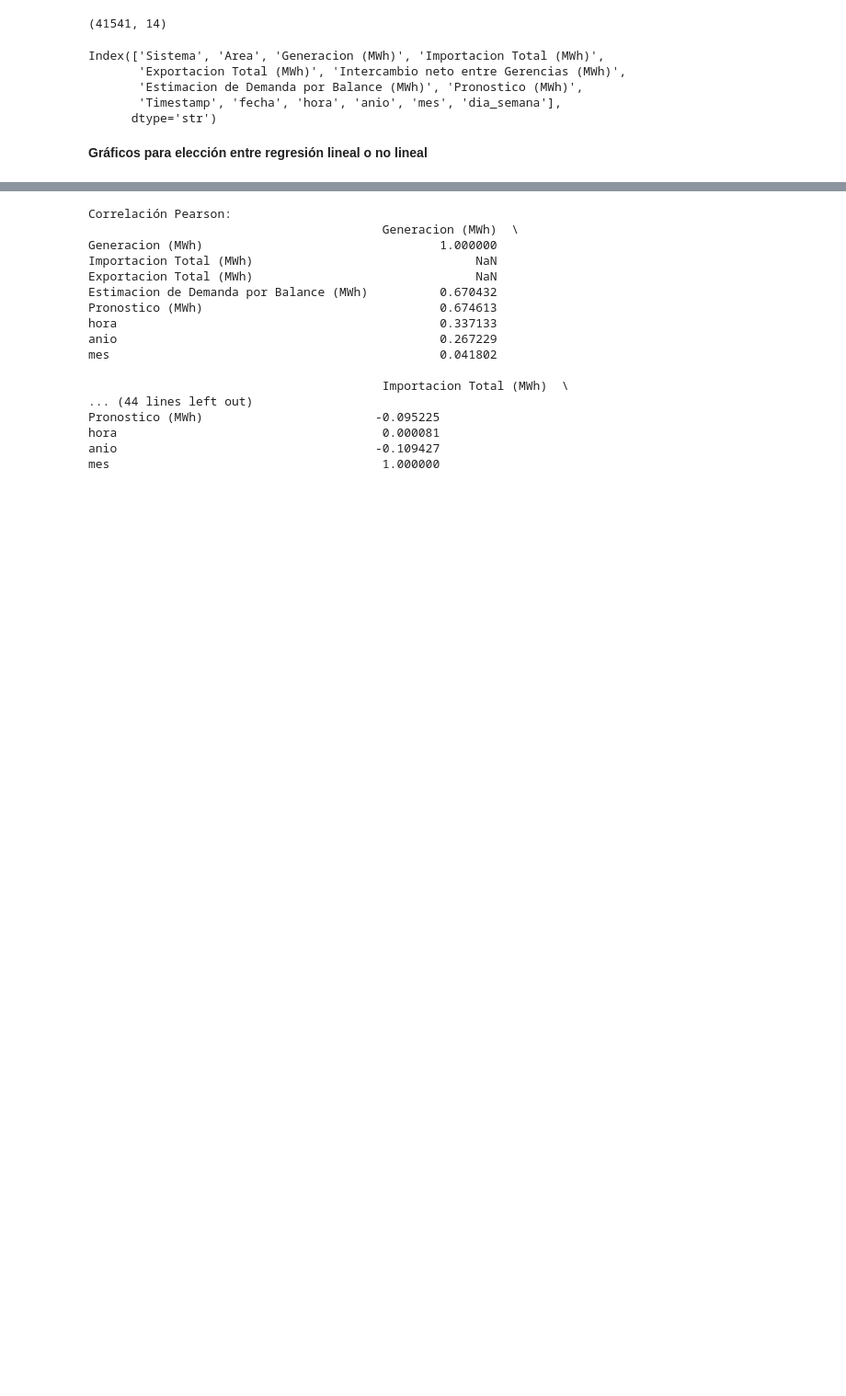
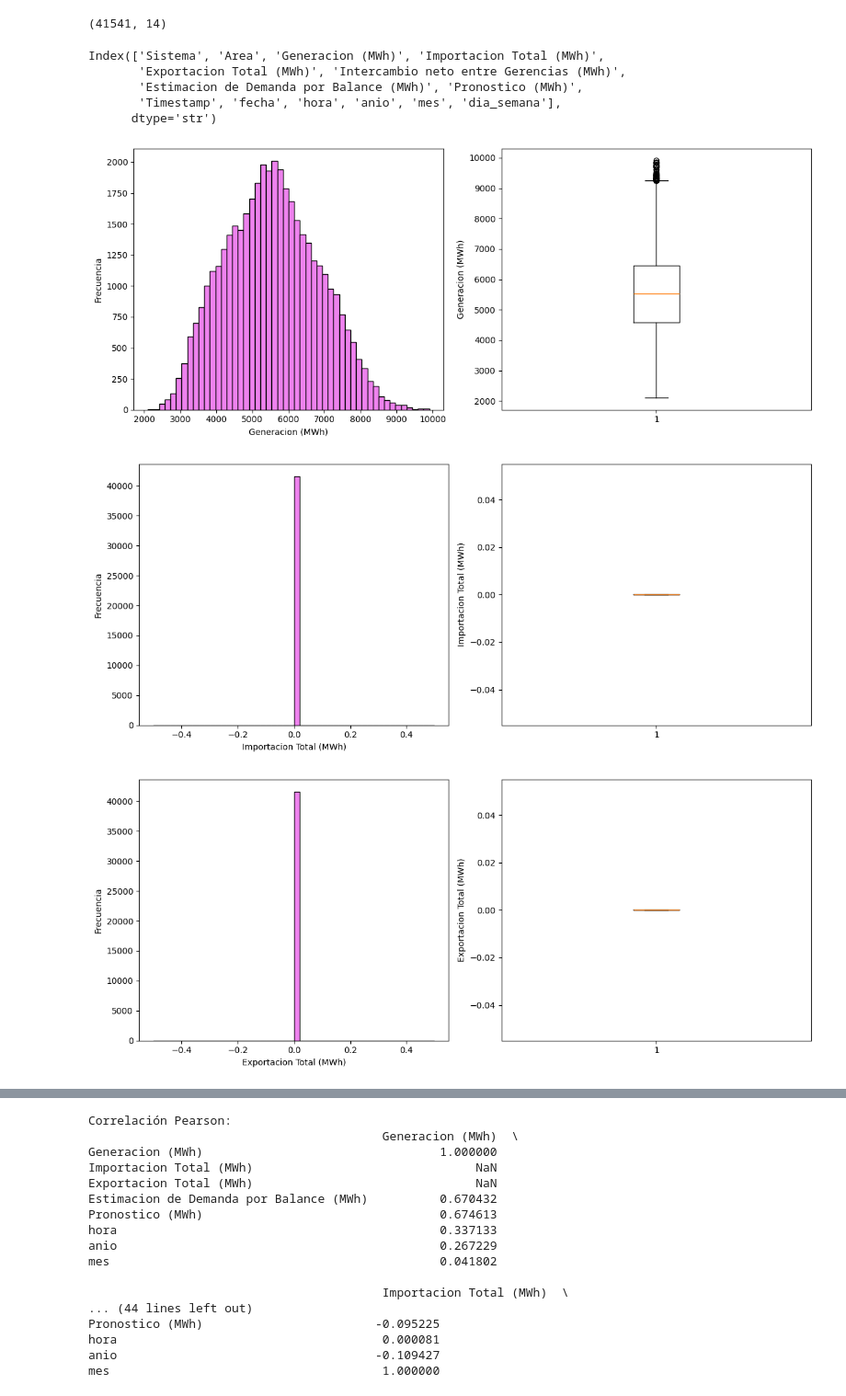
Before and after one commit to UlisesACC/Modelado-Predictivo, a Jupyter notebook: regresion/EDA.ipynb, the cells around one changed output, grey strips where cells are left out. Shown at 92% size. Drawn from its saved outputs; the diff is of its cells as text; code cells hidden in the pictures; blank space fills up the shorter version.

Commit message:
Ultimos análisis de las graficas para iniciar con los modelos

```diff
--- a/regresion/EDA.ipynb
+++ b/regresion/EDA.ipynb
@@ -636,5 +636,34 @@ Index(['Sistema', 'Area', 'Generacion (MWh)', 'Importacion Total (MWh)',
        'Estimacion de Demanda por Balance (MWh)', 'Pronostico (MWh)',
        'Timestamp', 'fecha', 'hora', 'anio', 'mes', 'dia_semana'],
       dtype='str')
-# %% [markdown]
-**Gráficos para elección entre regresión lineal o no lineal**
+# %%
+# Visualización de los datos
+def graficar_distribucion(df_area, columna):
+    fig, axes = plt.subplots(1, 2, figsize=(12, 5))
+
+    # Histograma
+    axes[0].hist(df_area[columna].dropna(), bins=50, color='violet', edgecolor='black')
+    axes[0].set_xlabel(columna)
+    axes[0].set_ylabel('Frecuencia')
+
+    # Boxplot
+    axes[1].boxplot(df_area[columna].dropna())
+    axes[1].set_ylabel(columna)
+
+    plt.tight_layout()
+    plt.show()
+# %%
+graficar_distribucion(df_area, 'Generacion (MWh)')
+
+
+graficar_distribucion(df_area, 'Importacion Total (MWh)')
+
+graficar_distribucion(df_area, 'Exportacion Total (MWh)')
+
+graficar_distribucion(df_area, 'Estimacion de Demanda por Balance (MWh)')
+
+graficar_distribucion(df_area, 'Pronostico (MWh)')
+# %% [output]
+[figure, added]
+[figure, added]
+[figure, added]
```
Also changed, not shown: parts of 10 cells of this notebook.
